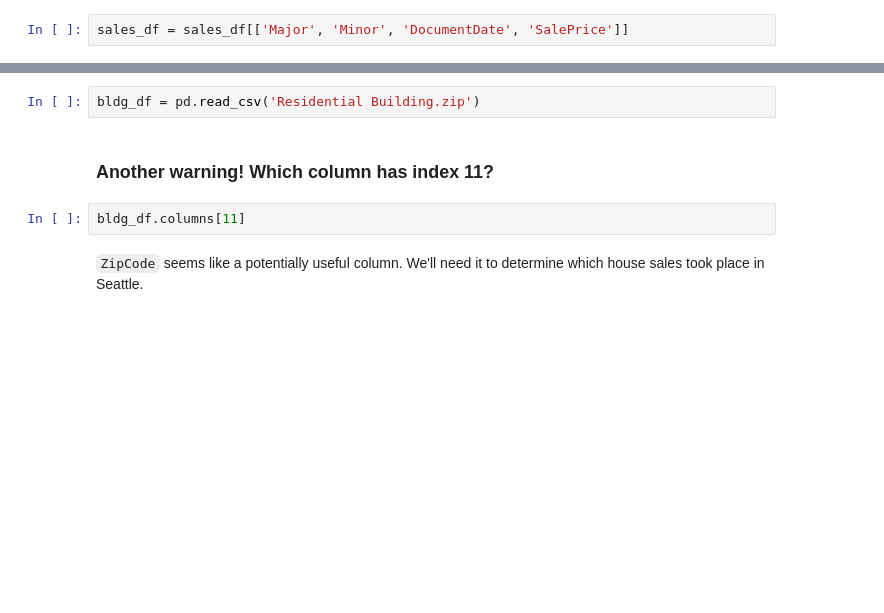
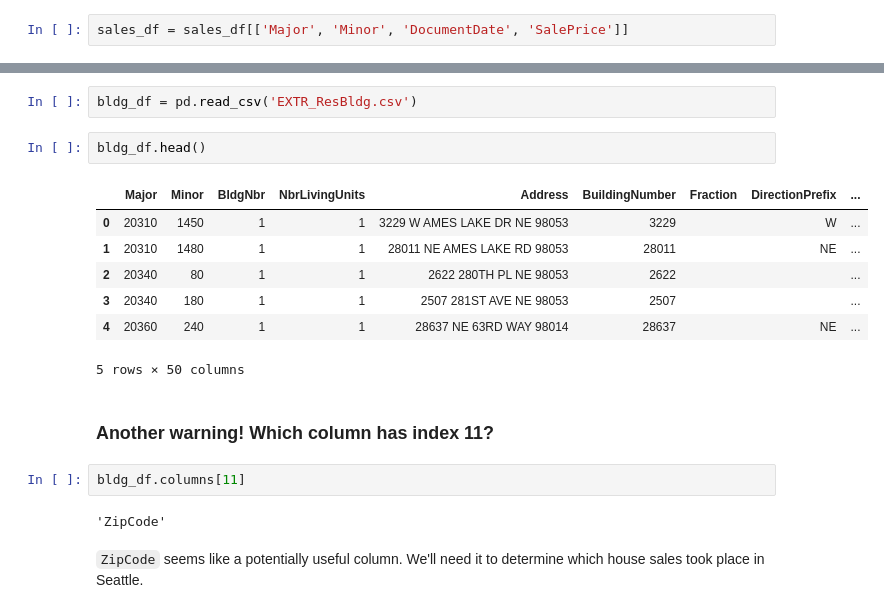
Before and after one commit to lindseyberlin/houston-ds-042219-pandas-3-data-cleaning, a Jupyter notebook: pandas-3-data-cleaning.ipynb, the cells around one changed output, grey strips where cells are left out. Drawn from its saved outputs; the diff is of its cells as text; blank space fills up the shorter version.

```diff
--- a/pandas-3-data-cleaning.ipynb
+++ b/pandas-3-data-cleaning.ipynb
@@ -79,9 +107,21 @@ sales_df.info()
 # %%
-bldg_df = pd.read_csv('Residential Building.zip')
+bldg_df = pd.read_csv('EXTR_ResBldg.csv')
+# %%
+bldg_df.head()
+# %% [output]
+|  | Major | Minor | BldgNbr | NbrLivingUnits | Address | BuildingNumber | Fraction | DirectionPrefix | ... |
+| 0 | 20310 | 1450 | 1 | 1 | 3229 W AMES LAKE DR NE 98053 | 3229 |  | W | ... |
+| 1 | 20310 | 1480 | 1 | 1 | 28011 NE AMES LAKE RD 98053 | 28011 |  | NE | ... |
+| 2 | 20340 | 80 | 1 | 1 | 2622 280TH PL NE 98053 | 2622 |  |  | ... |
+| 3 | 20340 | 180 | 1 | 1 | 2507 281ST AVE NE 98053 | 2507 |  |  | ... |
+| 4 | 20360 | 240 | 1 | 1 | 28637 NE 63RD WAY 98014 | 28637 |  | NE | ... |
+5 rows × 50 columns
 # %% [markdown]
 ### Another warning! Which column has index 11?
 # %%
 bldg_df.columns[11]
+# %% [output]
+'ZipCode'
 # %% [markdown]
 `ZipCode` seems like a potentially useful column. We'll need it to determine which house sales took place in Seattle.
 # %%
```
Also changed, not shown: parts of 28 cells of this notebook.
